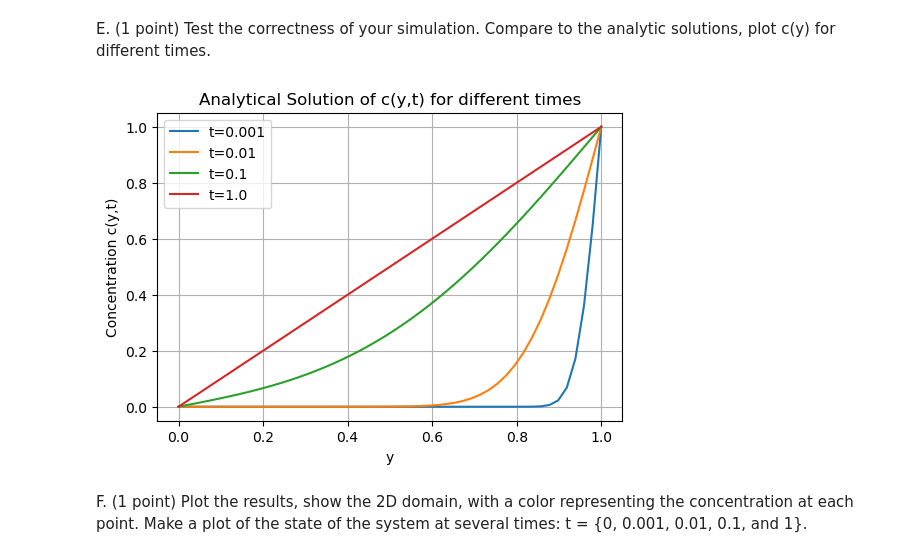
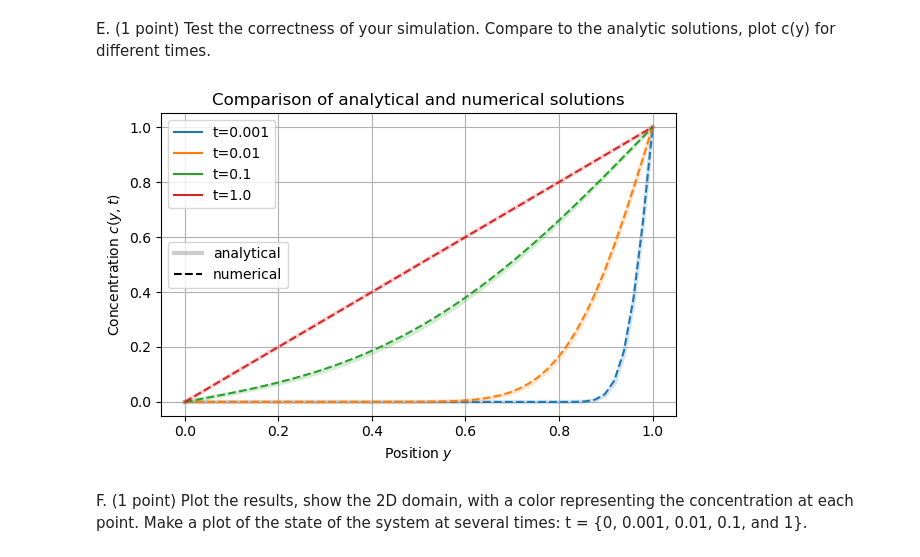
Before and after one commit to jonas4climate/modelling-natural-processes, a Jupyter notebook: Set1_incomplete.ipynb, the cells around one changed output. Saved outputs shown, nothing was run; the diff lists cells and outputs as text; code cells hidden in the pictures.

Commit message:
Many small refactorings, prettify plot for E and answer D partially

```diff
--- a/Set1_incomplete.ipynb
+++ b/Set1_incomplete.ipynb
@@ -47,8 +48,7 @@ def solve_wave(psi_init, L, c, T, Nx, dt):
 
     # Stepping through time
     for t in range(2, Nt):
-        for x in range(1, Nx-1): # exclude simulating at boundaries
-            psi[x, t] = c**2 * (dt**2)/(dx**2) * (psi[x+1, t-1] + psi[x-1, t-1] - 2*psi[x, t-1]) - psi[x, t-2] + 2*psi[x, t-1]
+        psi[1:-1, t] = c**2 * (dt**2)/(dx**2) * (psi[2:, t-1] + psi[:-2, t-1] - 2*psi[1:-1, t-1]) - psi[1:-1, t-2] + 2*psi[1:-1, t-1]
 
     return psi
 
@@ -231,29 +271,44 @@ solutions, plot c(y) for different times.
 # %%
 # Parameters and discretization identical to before
 
 def solve_diffusion_analytical(y, t, terms=50):
     """Computes the analytical solution of the concentration c(y,t) using the error function."""
     result = 0
     for i in range(terms):
         result += erfc((1 - y + 2*i) / np.sqrt(4*D*t)) - erfc((1 + y + 2*i) / np.sqrt(4*D*t))
     return result
 
-y_values = np.linspace(0, L, Nx)
+y = np.linspace(0, L, Nx)
 time_values = np.logspace(-3, 0, 4)
+colors = ['tab:blue', 'tab:orange', 'tab:green', 'tab:red']
+y_analyticals = []
 
-plt.figure(figsize=(6, 4))
 for t in time_values:
-    plt.plot(y_values, solve_diffusion_analytical(y_values, t), label=f't={t}')
+    y_analyticals.append(solve_diffusion_analytical(y, t))
 
-plt.title('Analytical Solution of c(y,t) for different times')
-plt.xlabel('y')
-plt.ylabel('Concentration c(y,t)')
-plt.legend()
+# Compare the analytical solution with the numerical solution
+plt.figure(figsize=(6, 4), layout='tight')
+lines = []
+for i, (t, color) in enumerate(zip(time_values, colors)):
+    plt.plot(y, c[0, :, int(t*Nt)], color=color, linestyle='--')
+    plt.plot(y, y_analyticals[i], color=color, alpha=0.2, lw=3)
+    lines.append(mlines.Line2D([], [], color=color, label=f't={t}'))
+plt.title('Comparison of analytical and numerical solutions')
+plt.xlabel('Position $y$')
+plt.ylabel('Concentration $c(y,t)$')
+
+# Double legend
+analytical_line = mlines.Line2D([], [], color='black', alpha=0.2, lw=3, label='analytical')
+numerical_line = mlines.Line2D([], [], color='black', linestyle='--', label='numerical')
+type_legend = plt.legend(handles=[analytical_line, numerical_line], loc='center left')
+plt.gca().add_artist(type_legend)
+plt.legend(handles=lines, loc='upper left')
+
 plt.grid(True)
-plt.savefig('media/diffusion_analytical.png', dpi=300, bbox_inches='tight')
+plt.savefig('media/diffusion_comparison.png', dpi=300, bbox_inches='tight')
 plt.show()
 # %% [output]
-[figure, old version]
+[figure, new version]
 # %% [markdown]
 F. (1 point) Plot the results, show the 2D domain, with a color representing the
 concentration at each point. Make a plot of the state of the system at several times:
```
Also changed, not shown: parts of 12 cells of this notebook, 3 other files.
